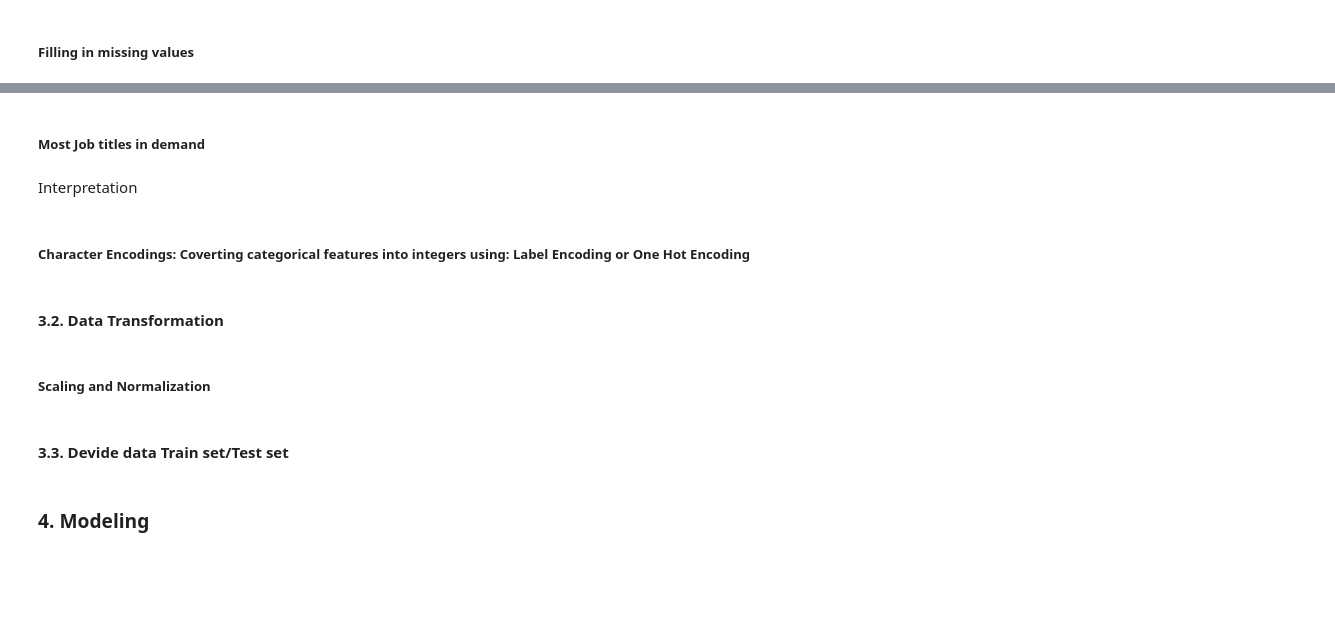
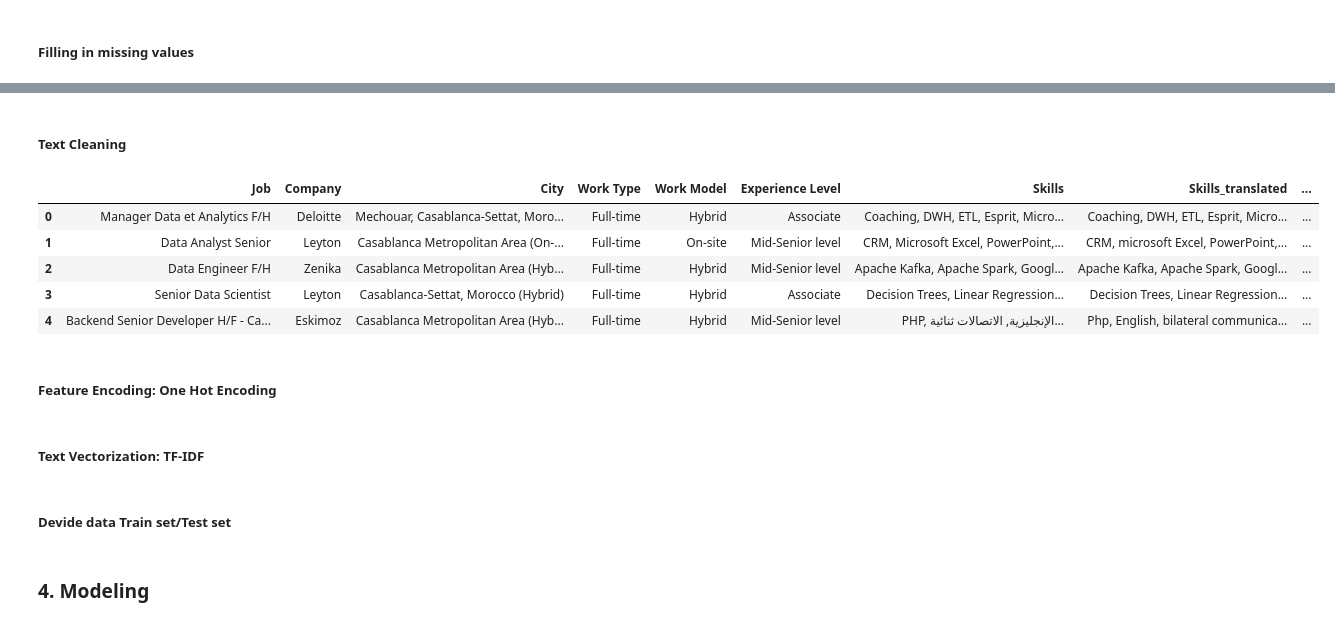
Before and after one commit to najouaelfethi/LinkdInDataAnalytisis, a Jupyter notebook: linkdinDA.ipynb, the cells around one changed output, grey strips where cells are left out. Saved outputs shown, nothing was run; the diff lists cells and outputs as text; code cells hidden in the pictures; blank space fills up the shorter version.

```diff
--- a/linkdinDA.ipynb
+++ b/linkdinDA.ipynb
@@ -260,4 +341,2 @@ plt.show()
-# %% [markdown]
-##### Most Job titles in demand
-# %% [markdown]
-<font color=sky-blue>Interpretation</font><br>
+# %% [markdown]
+##### Text Cleaning
@@ -264,11 +373,34 @@ plt.show()
+# %%
+#Fonction principale
+def pretraitement(text):
+    text = remove_digits(text)
+    text = lowercase(text)
+    text = remove_punctuation(text)
+    tokens = tokenization(text)
+    tokens = remove_stopwords(tokens)
+    tokens = lemmatize(tokens)
+    return tokens
+# %%
+#Apply functions to non numerical columns
+data['processed_Job'] = data['Job'].apply(pretraitement)
+data['processed_Company'] = data['Company'].apply(pretraitement)
+data['processed_City'] = data['City'].apply(pretraitement)
+data['processed_Skills_translated'] = data['Skills_translated'].apply(pretraitement)
+
+data.head()
+# %% [output]
+|  | Job | Company | City | Work Type | Work Model | Experience Level | Skills | Skills_translated | ... |
+| 0 | Manager Data et Analytics F/H | Deloitte | Mechouar, Casablanca-Settat, Moro... | Full-time | Hybrid | Associate | Coaching, DWH, ETL, Esprit, Micro... | Coaching, DWH, ETL, Esprit, Micro... | ... |
+| 1 | Data Analyst Senior | Leyton | Casablanca Metropolitan Area (On-... | Full-time | On-site | Mid-Senior level | CRM, Microsoft Excel, PowerPoint,... | CRM, microsoft Excel, PowerPoint,... | ... |
+| 2 | Data Engineer F/H | Zenika | Casablanca Metropolitan Area (Hyb... | Full-time | Hybrid | Mid-Senior level | Apache Kafka, Apache Spark, Googl... | Apache Kafka, Apache Spark, Googl... | ... |
+| 3 | Senior Data Scientist | Leyton | Casablanca-Settat, Morocco (Hybrid) | Full-time | Hybrid | Associate | Decision Trees, Linear Regression... | Decision Trees, Linear Regression... | ... |
+| 4 | Backend Senior Developer H/F - Ca... | Eskimoz | Casablanca Metropolitan Area (Hyb... | Full-time | Hybrid | Mid-Senior level | PHP, الإنجليزية, الاتصالات ثنائية... | Php, English, bilateral communica... | ... |
 # %% [markdown]
-##### Character Encodings: Coverting categorical features into integers using:  Label Encoding or One Hot Encoding
+##### Feature Encoding: One Hot Encoding
-# %% [markdown]
-#### 3.2. Data Transformation
-# %% [markdown]
-##### Scaling and Normalization
+# %% [markdown]
+##### Text Vectorization: TF-IDF
 # %% [markdown]
-#### 3.3. Devide data Train set/Test set
+##### Devide data Train set/Test set
 # %% [markdown]
 ### 4. Modeling
 # %% [markdown]
```
Also changed, not shown: parts of 22 cells of this notebook.
